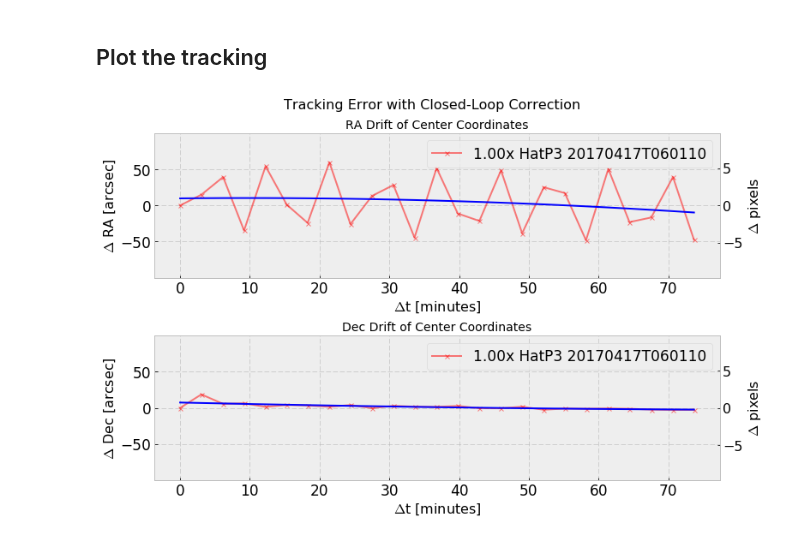
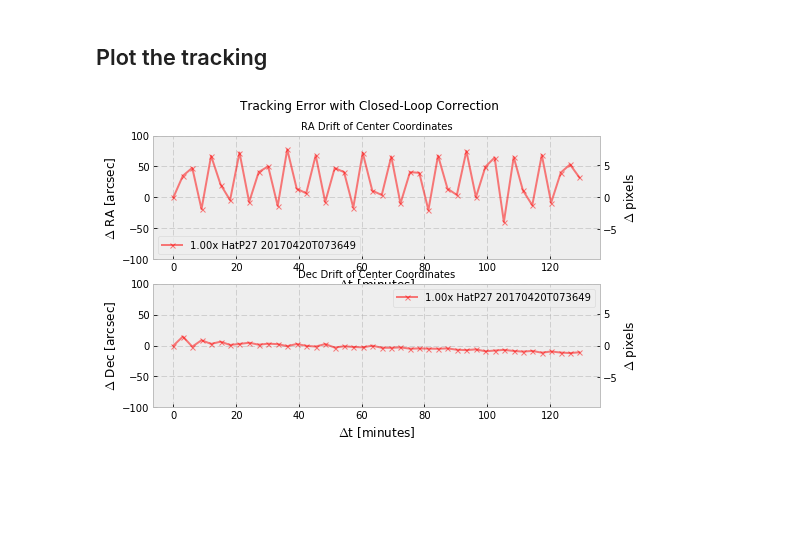
Before and after one commit to panoptes/panoptes-pipeline, a Jupyter notebook: examples/notebooks/Tracking-Error-Demonstration.ipynb, the cells around one changed output. Saved outputs shown, nothing was run; the diff lists cells and outputs as text; code cells hidden in the pictures; blank space fills up the shorter version.

Commit message:
Update tracking error notebook with latest closed loop

```diff
--- a/examples/notebooks/Tracking-Error-Demonstration.ipynb
+++ b/examples/notebooks/Tracking-Error-Demonstration.ipynb
@@ -22,8 +22,6 @@ from matplotlib import rcParams
 
 plt.style.use('bmh')
 
-rcParams['axes.formatter.useoffset'] = False
-
 from pocs.utils import images as img_utils
 from pocs.utils.jupyter import widgets
 from piaa import utils
@@ -33,7 +31,7 @@ from piaa import utils
 ## Gather Images
 # %%
 base_dir = '/var/panoptes/images/fields/'
-image_dir = 'HatP3/14d3bd/20170417T060110/'
+image_dir = 'HatP27/14d3bd/20170420T073649/'
 
 seq_files = glob('{}/{}/2*.fits'.format(base_dir, image_dir), recursive=True)
 seq_files.sort()
@@ -114,7 +112,7 @@ dec_models = dict()
 # %% [markdown]
 ## Plot the tracking
 # %%
-fig = plt.figure(figsize=(11,7))
+fig = plt.figure(figsize=(8,5))
 ax1 = fig.add_subplot(211)
 ax2 = fig.add_subplot(212)
 
@@ -143,7 +141,7 @@ for item in sorted(list(d_ra.keys())):
     # Fit
     fitted_model = fit(poly, x0, y0)
     ra_models[item] = fitted_model
-    ax1.plot(x0, fitted_model(x0), 'b')
+#     ax1.plot(x0, fitted_model(x0), 'b')
 #     ax1.plot(x0, d_ra[item][0:-1] - fitted_model(x0), 'g')
 
     # Dec
@@ -154,51 +152,51 @@ for item in sorted(list(d_ra.keys())):
 
     # Fit
 #     if fitted_model2 is None:
     fitted_model2 = fit(poly, x0, y1)
     dec_models[item] = fitted_model2
 
-    ax2.plot(x0, fitted_model2(x0), 'b')
+#     ax2.plot(x0, fitted_model2(x0), 'b')
 #     ax2.plot(x0, y1 - fitted_model2(x0), 'g')
 
 
-ax1.set_xlabel("$\Delta$t [minutes]", fontsize=16)
-ax1.set_ylabel('$\Delta$ RA [arcsec]', fontsize=16)
-ax1.tick_params(labelsize=17)
+ax1.set_xlabel("$\Delta$t [minutes]")
+ax1.set_ylabel('$\Delta$ RA [arcsec]')
+# ax1.tick_params(labelsize=17)
 ax1.set_ylim(-100,100)
-ax1.set_title("RA Drift of Center Coordinates", fontsize=14)
+ax1.set_title("RA Drift of Center Coordinates", fontsize=10)
 
-ax2.set_xlabel("$\Delta$t [minutes]", fontsize=16)
-ax2.set_ylabel('$\Delta$ Dec [arcsec]', fontsize=16)
-ax2.tick_params(labelsize=17)
+ax2.set_xlabel("$\Delta$t [minutes]")
+ax2.set_ylabel('$\Delta$ Dec [arcsec]')
+# ax2.tick_params(labelsize=17)
 ax2.set_ylim(-100,100)
-ax2.set_title("Dec Drift of Center Coordinates", fontsize=14)
+ax2.set_title("Dec Drift of Center Coordinates", fontsize=10)
 
 # Pixel labels
 ax3 = ax1.twinx()
-ax3.set_ylabel('$\Delta$ pixels', fontsize=16)
-ax3.tick_params(labelsize=16)
+ax3.set_ylabel('$\Delta$ pixels')
+# ax3.tick_params(labelsize=16)
 arcs = ax1.get_yticks()
 ax3.set_ylim(arcs[0] / 10.31, arcs[-1] / 10.31)
 ax3.grid(False)
 
 # Pixel labels
 ax3 = ax2.twinx()
-ax3.set_ylabel('$\Delta$ pixels', fontsize=16)
-ax3.tick_params(labelsize=16)
+ax3.set_ylabel('$\Delta$ pixels')
+# ax3.tick_params(labelsize=16)
 arcs = ax2.get_yticks()
 ax3.set_ylim(arcs[0] / 10.31, arcs[-1] / 10.31)
 ax3.grid(False)
 
 # Adjust arcseconds to look prettier
-ax1.set_yticks([-50,0,50])
-ax2.set_yticks([-50,0,50])
+# ax1.set_yticks([-50,0,50])
+# ax2.set_yticks([-50,0,50])
 
-ax1.legend(fontsize=17)
-ax2.legend(fontsize=17)
+ax1.legend()
+ax2.legend()
 
-plt.tight_layout()
-plt.subplots_adjust(top=.91)
-plt.suptitle('Tracking Error with Closed-Loop Correction', y=0.99, fontsize=16)
+# plt.tight_layout()
+# plt.subplots_adjust(top=.91)
+plt.suptitle('Tracking Error with Closed-Loop Correction')
 plt.savefig('tracking-errors.png', dpi=300)
 # %% [output]
-[figure, old version]
+[figure, new version]
```
Also changed, not shown: parts of 2 cells of this notebook, 1 other file.
